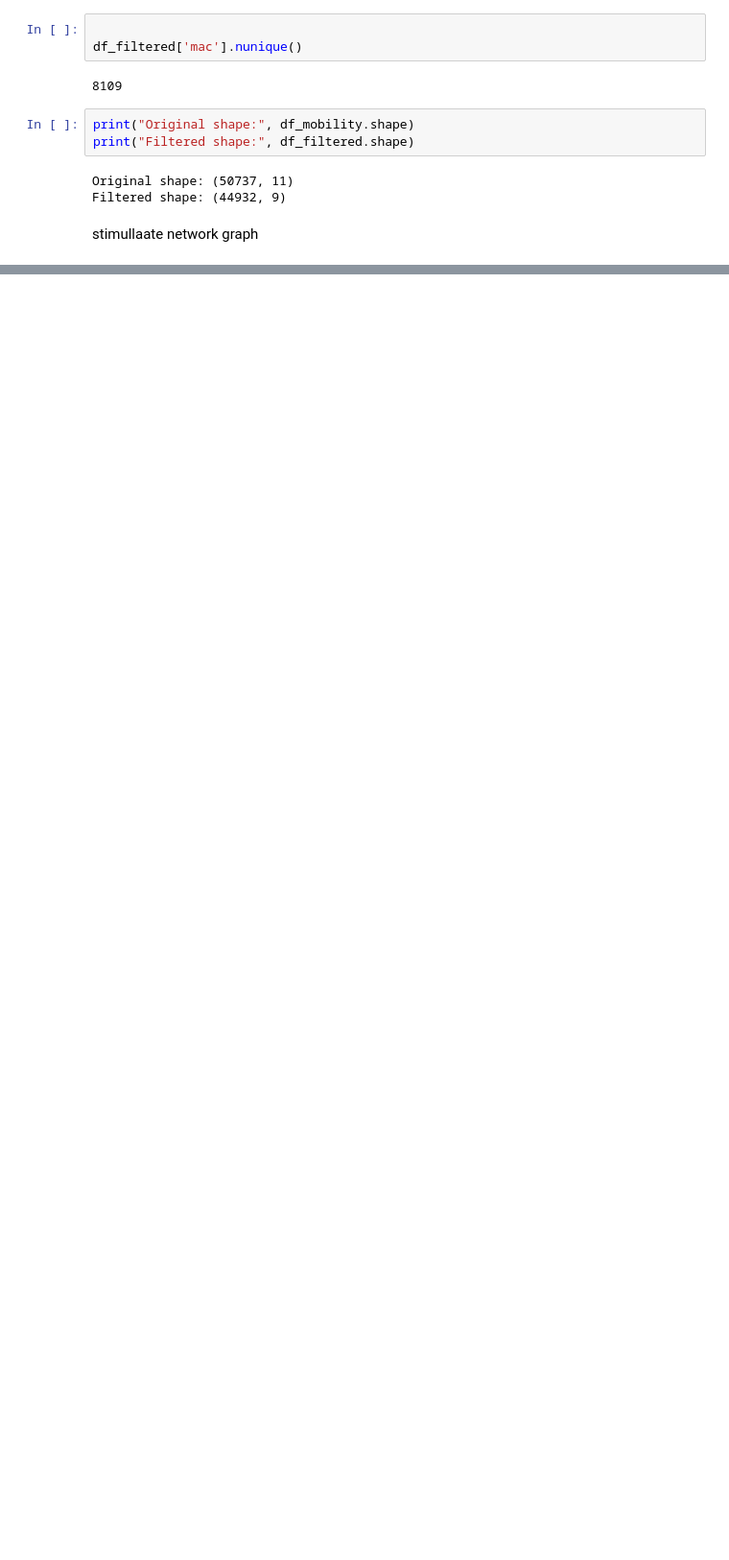
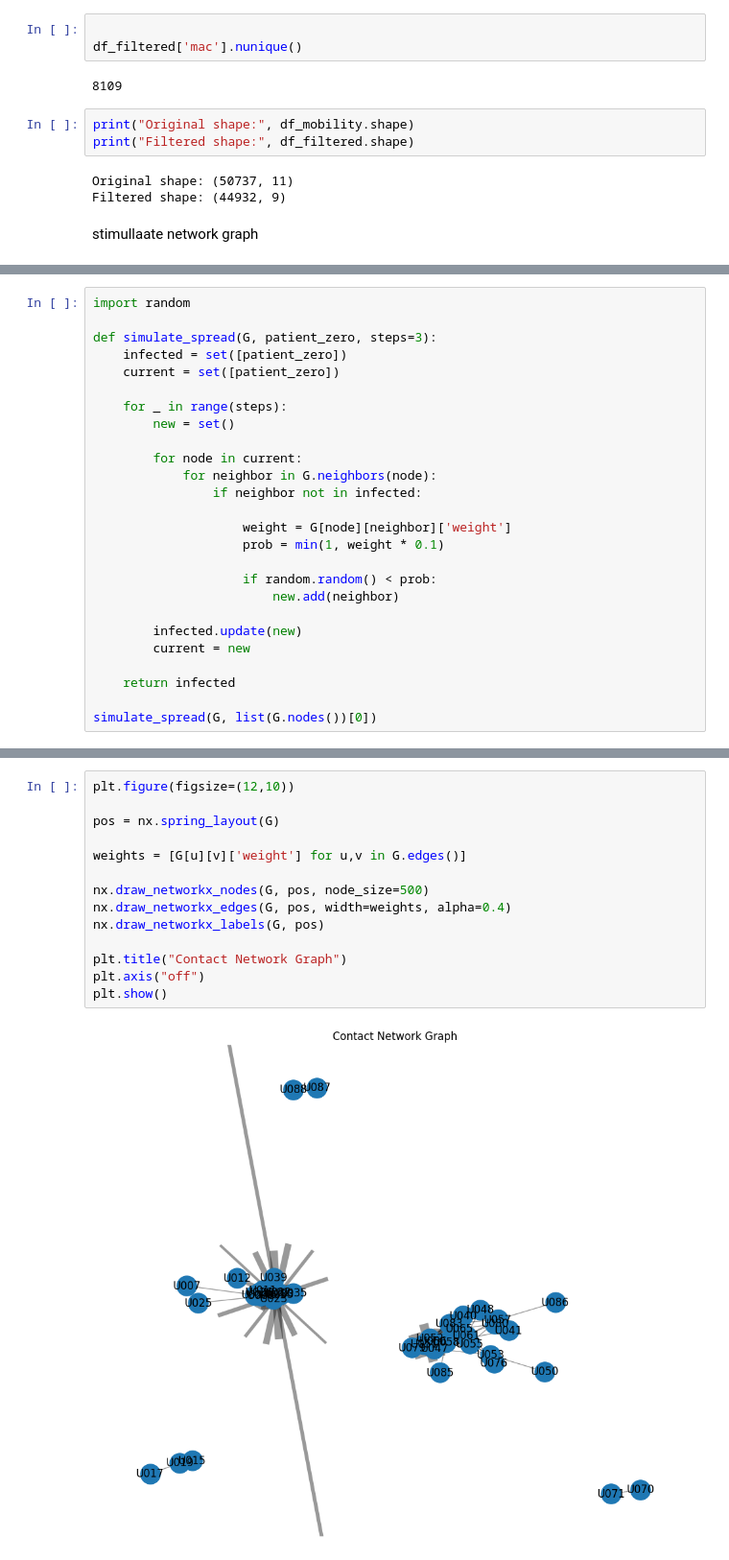
Before and after one commit to starsyntaxx/tracy_hackathon, a Jupyter notebook: 01_EDA.ipynb, the cells around one changed output, grey strips where cells are left out. Shown at 96% size. Drawn from its saved outputs; the diff is of its cells as text; blank space fills up the shorter version.

```diff
--- a/01_EDA.ipynb
+++ b/01_EDA.ipynb
@@ -152,0 +384,26 @@ import numpy as np
+# %%
+import random
+
+def simulate_spread(G, patient_zero, steps=3):
+    infected = set([patient_zero])
+    current = set([patient_zero])
+
+    for _ in range(steps):
+        new = set()
+
+        for node in current:
+            for neighbor in G.neighbors(node):
+                if neighbor not in infected:
+
+                    weight = G[node][neighbor]['weight']
+                    prob = min(1, weight * 0.1)
+
+                    if random.random() < prob:
+                        new.add(neighbor)
+
+        infected.update(new)
+        current = new
+
+    return infected
+
+simulate_spread(G, list(G.nodes())[0])
@@ -152,0 +423,16 @@ import numpy as np
+# %%
+plt.figure(figsize=(12,10))
+
+pos = nx.spring_layout(G)
+
+weights = [G[u][v]['weight'] for u,v in G.edges()]
+
+nx.draw_networkx_nodes(G, pos, node_size=500)
+nx.draw_networkx_edges(G, pos, width=weights, alpha=0.4)
+nx.draw_networkx_labels(G, pos)
+
+plt.title("Contact Network Graph")
+plt.axis("off")
+plt.show()
+# %% [output]
+[figure, added]
```
Also changed, not shown: parts of 43 cells of this notebook.
